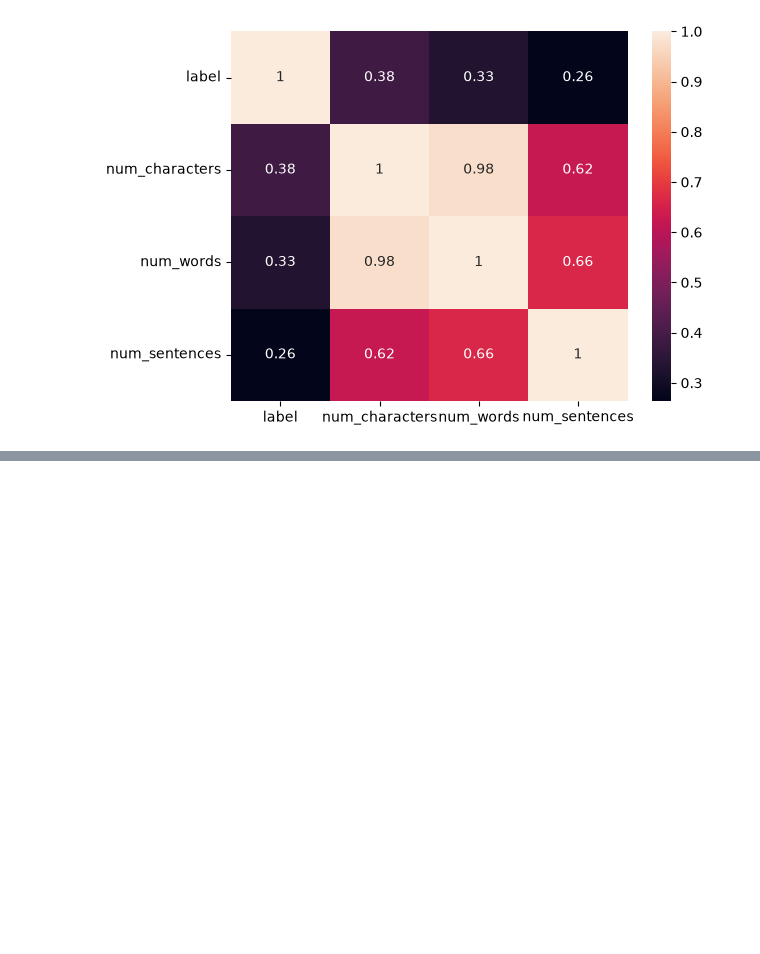
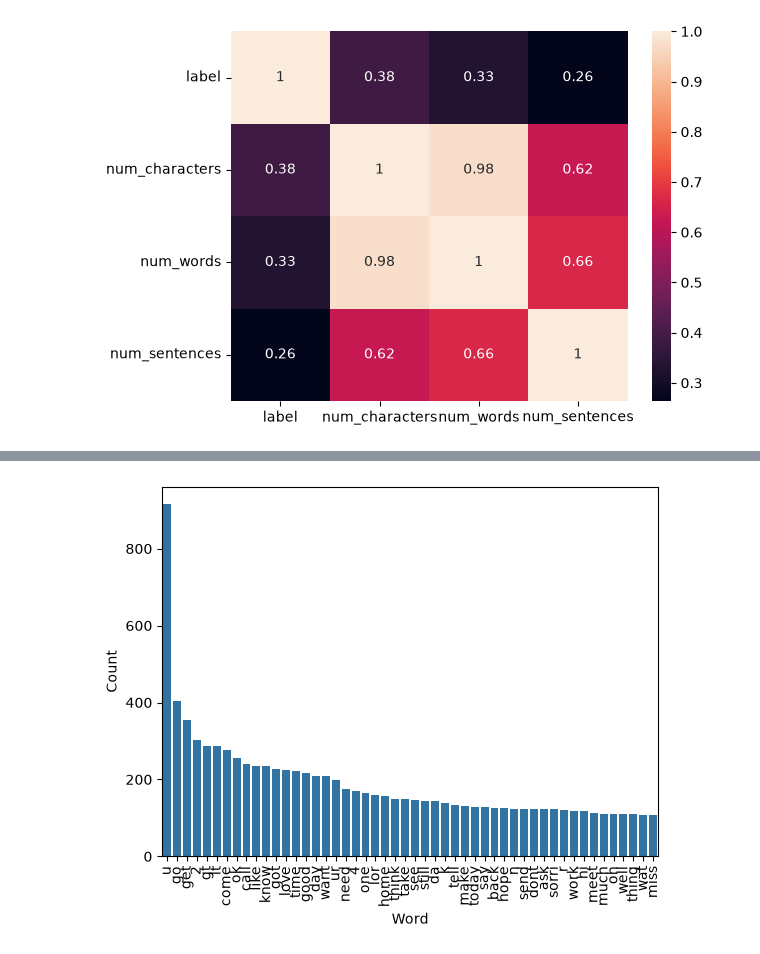
Before and after one commit to ShitalDhakal/PhishGuard, a Jupyter notebook: analyzer/services/ml_classifier.ipynb, the cells around one changed output, grey strips where cells are left out. Saved outputs shown, nothing was run; the diff lists cells and outputs as text; code cells hidden in the pictures; blank space fills up the shorter version.

```diff
--- a/analyzer/services/ml_classifier.ipynb
+++ b/analyzer/services/ml_classifier.ipynb
@@ -386,0 +579,6 @@ sns.heatmap(df[['label', 'num_characters', 'num_words', 'num_sentences']].corr()
+# %%
+# Generating top 50 words from ham message
+ham_corpus = []
+for msg in df[df['label']==0]['transformed_text'].tolist():
+    for word in msg.split(): # split words from message
+        ham_corpus.append(word)
@@ -386,0 +589,17 @@ sns.heatmap(df[['label', 'num_characters', 'num_words', 'num_sentences']].corr()
+# %%
+# Visualize the 50 most frequent words in ham messages using a bar chart.
+top_words = pd.DataFrame(
+    Counter(ham_corpus).most_common(50),
+    columns=["Word", "Count"]
+)
+
+# Plot the frequency of the top 50 spam words.
+sns.barplot(x="Word", y="Count", data=top_words)
+
+# Rotate x-axis labels for better readability.
+plt.xticks(rotation='vertical')
+
+# Display the bar chart.
+plt.show()
+# %% [output]
+[figure, added]
```
Also changed, not shown: parts of 25 cells of this notebook, 1 other file.
